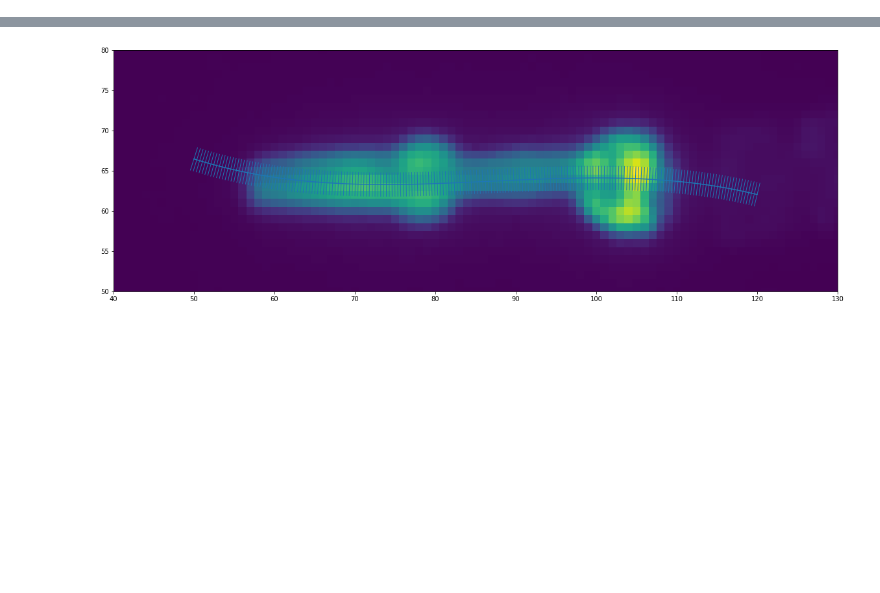
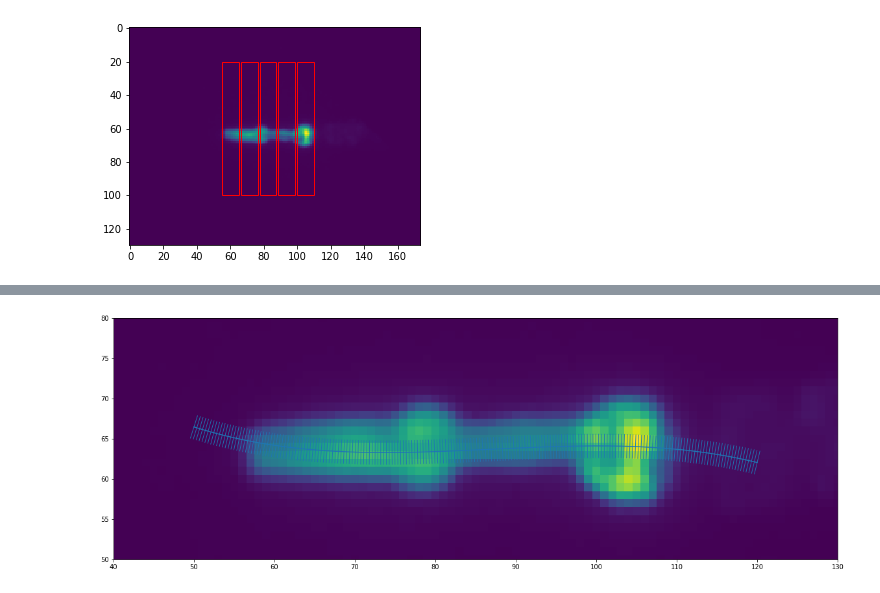
Before and after one commit to ApfeldLab/pharynx_redox, a Jupyter notebook: python/notebooks/playground.ipynb, the cells around one changed output, grey strips where cells are left out. Saved outputs shown, nothing was run; the diff lists cells and outputs as text; code cells hidden in the pictures; blank space fills up the shorter version.

```diff
--- a/python/notebooks/playground.ipynb
+++ b/python/notebooks/playground.ipynb
@@ -48,0 +48,11 @@ plt.plot(ex.trimmed_intensity_data.sel(wavelength='410', pair=0).T, alpha=0.1, c
+# %%
+ax = plt.imshow(ex.rot_fl.sel(pair=0, wavelength='410').isel(strain=0))
+
+plt.
+
+bbox_xs = np.linspace(55, 100, 5)
+for x in bbox_xs:
+    rect = patches.Rectangle((x, 20), 10, 80, edgecolor='r', linewidth=1, facecolor='none')
+    plt.gca().add_patch(rect)
+# %% [output]
+[figure, added]
```
Also changed, not shown: parts of 10 cells of this notebook, 17 other files.
